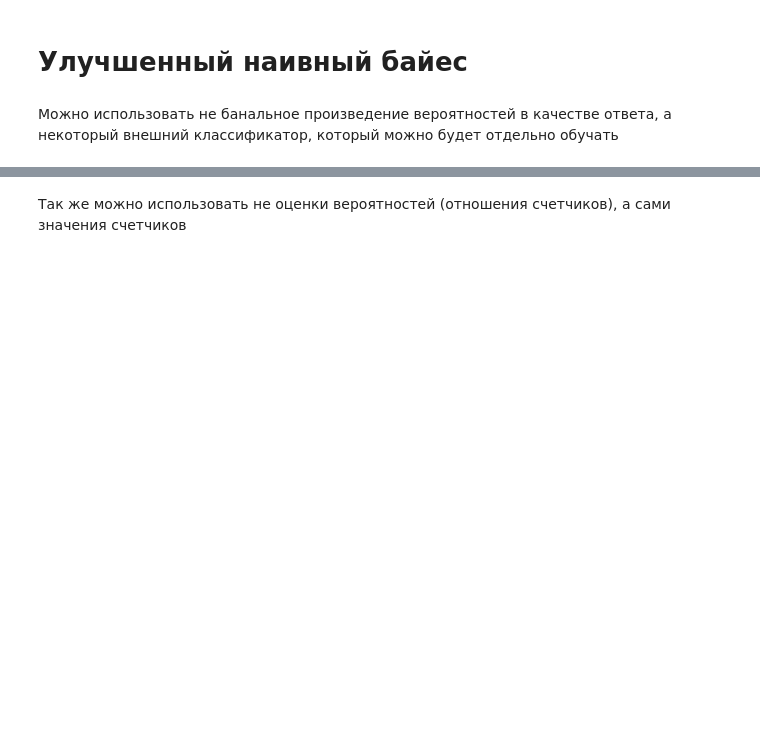
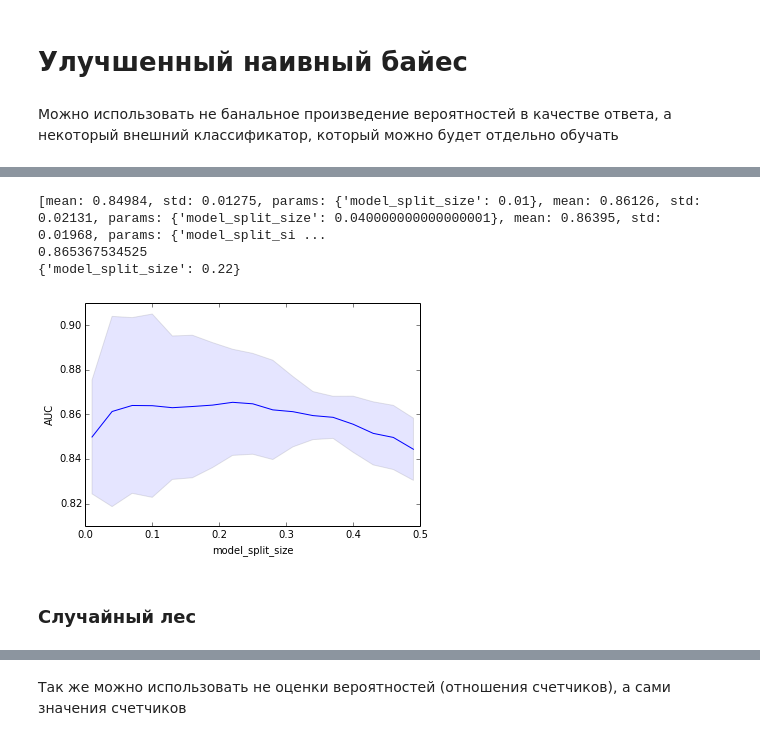
Before and after one commit to Newozz/research, a Jupyter notebook: fonarev_diploma.ipynb, the cells around one changed output, grey strips where cells are left out. Saved outputs shown, nothing was run; the diff lists cells and outputs as text; code cells hidden in the pictures; blank space fills up the shorter version.

```diff
--- a/fonarev_diploma.ipynb
+++ b/fonarev_diploma.ipynb
@@ -679,0 +767,18 @@ print len(counters_sum[counters_sum > 80000])
+# %%
+plot_scores_by_parameter(
+        group_data(data_train_x, degree=4),
+        #data_train_x,
+        #group_data(data_train_x, degree=2),
+        data_train_y,
+        'metaNB_logistic_grouped4_modelsplitsize',
+        MetaNaiveBayesModel(LogisticRegression(C=10)),
+        {'model_split_size': arange(0.01, 0.5, 0.03)},
+        False
+        )
+# %% [output]
+[mean: 0.84984, std: 0.01275, params: {'model_split_size': 0.01}, mean: 0.86126, std: 0.02131, params: {'model_split_size': 0.040000000000000001}, mean: 0.86395, std: 0.01968, params: {'model_split_si ...
+0.865367534525
+{'model_split_size': 0.22}
+[figure, added]
+# %% [markdown]
+### Случайный лес
```
Also changed, not shown: parts of 124 cells of this notebook.
